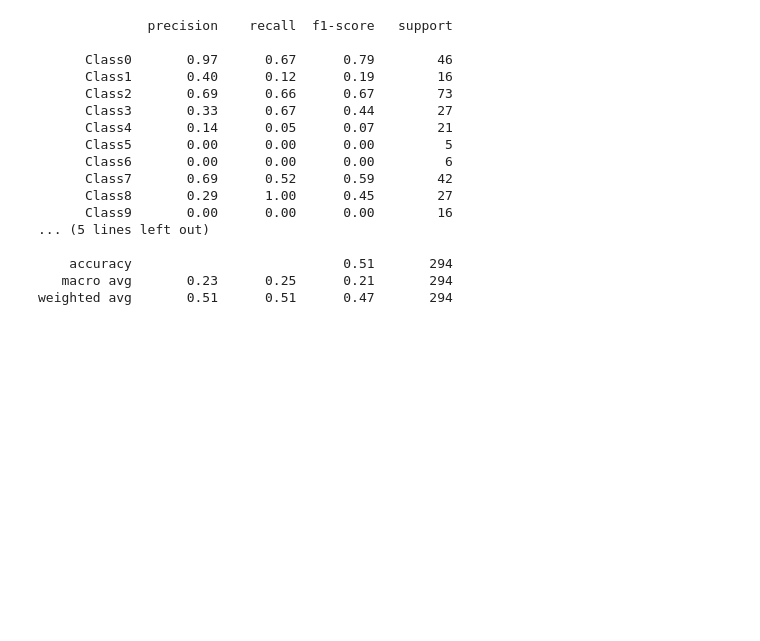
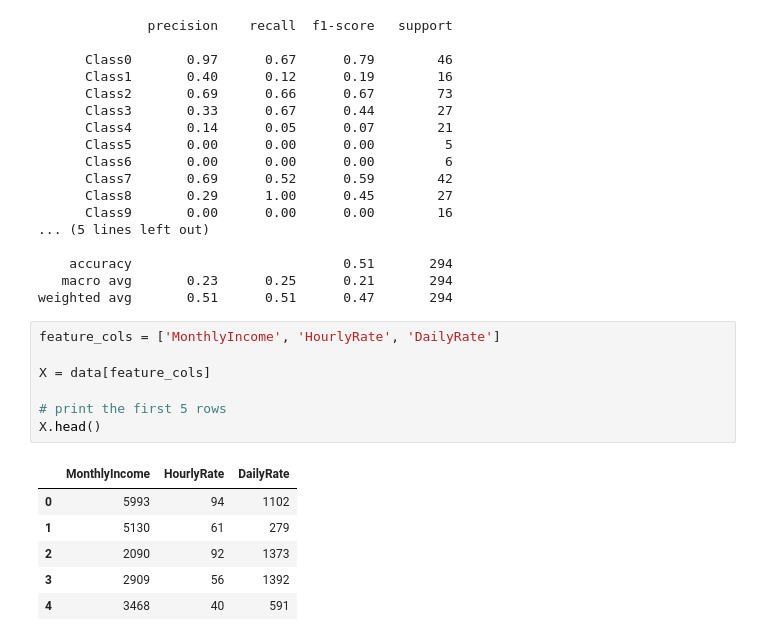
Before and after one commit to OttoDyva/MP3-Prediction-by-Machine-Learning, a Jupyter notebook: MachineLearning.ipynb, the cells around one changed output. Drawn from its saved outputs; the diff is of its cells as text; blank space fills up the shorter version.

```diff
--- a/MachineLearning.ipynb
+++ b/MachineLearning.ipynb
@@ -412,3 +415,17 @@ print(classification_report(
     accuracy                           0.51       294
    macro avg       0.23      0.25      0.21       294
 weighted avg       0.51      0.51      0.47       294
+# %%
+feature_cols = ['MonthlyIncome', 'HourlyRate', 'DailyRate']
+
+X = data[feature_cols]
+
+# print the first 5 rows
+X.head()
+# %% [output]
+|  | MonthlyIncome | HourlyRate | DailyRate |
+| 0 | 5993 | 94 | 1102 |
+| 1 | 5130 | 61 | 279 |
+| 2 | 2090 | 92 | 1373 |
+| 3 | 2909 | 56 | 1392 |
+| 4 | 3468 | 40 | 591 |
```
Also changed, not shown: parts of 22 cells of this notebook.
